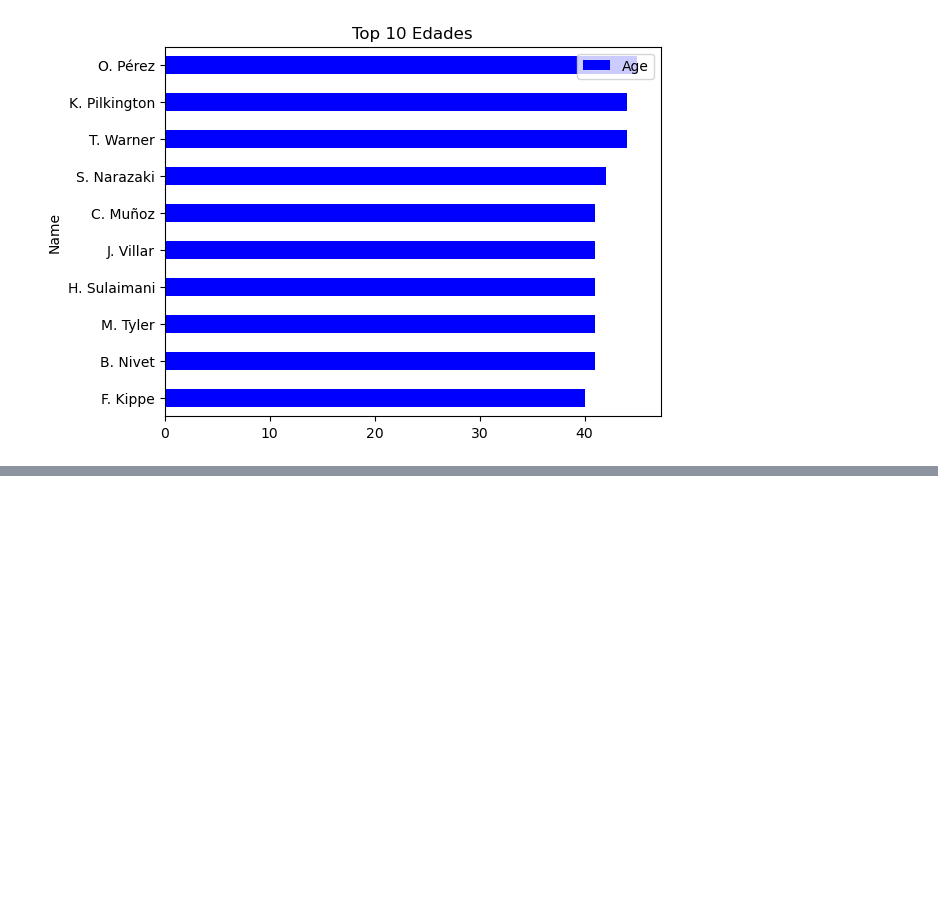
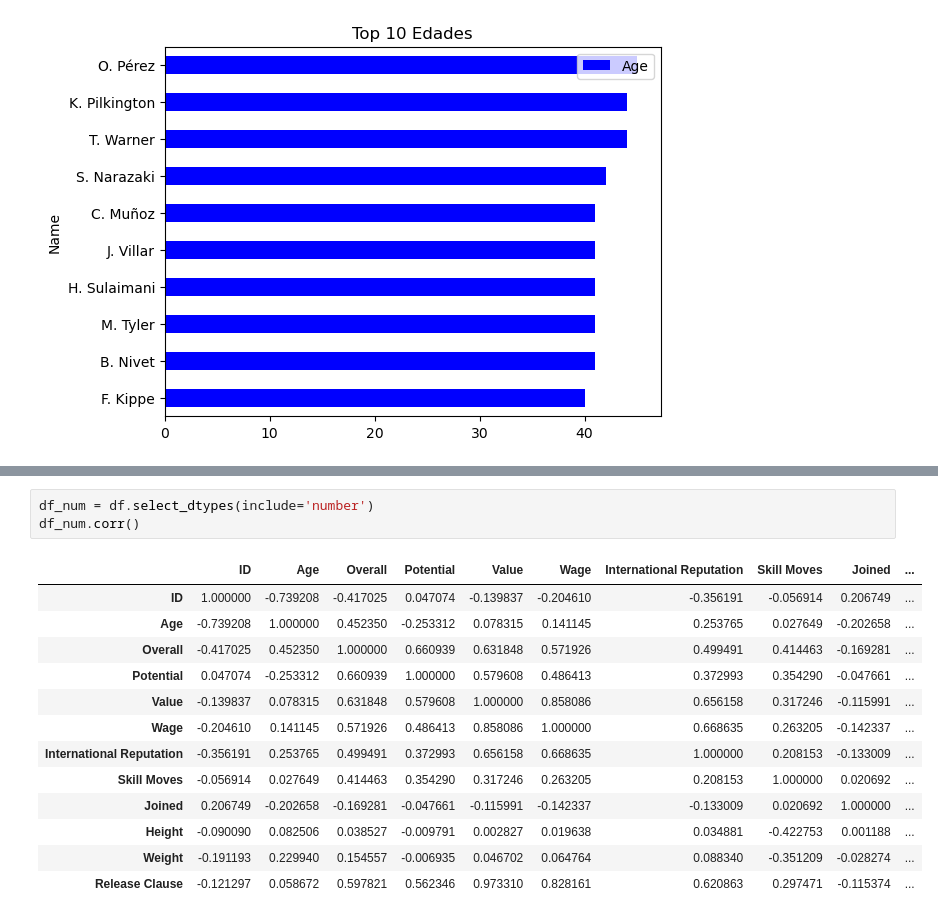
Before and after one commit to albhermo1979/EBACMX, a Jupyter notebook: EBAC/Python avanzado/Numpy/Numpy_1.ipynb, the cells around one changed output, grey strips where cells are left out. Drawn from its saved outputs; the diff is of its cells as text; blank space fills up the shorter version.

```diff
--- a/EBAC/Python avanzado/Numpy/Numpy_1.ipynb
+++ b/EBAC/Python avanzado/Numpy/Numpy_1.ipynb
@@ -224,0 +259,17 @@ ax = x.iloc[::-1].plot.barh( y='Age', x='Name', color='b', title='Top 10 Edades'
+# %%
+df_num = df.select_dtypes(include='number')
+df_num.corr()
+# %% [output]
+|  | ID | Age | Overall | Potential | Value | Wage | International Reputation | Skill Moves | Joined | ... |
+| ID | 1.000000 | -0.739208 | -0.417025 | 0.047074 | -0.139837 | -0.204610 | -0.356191 | -0.056914 | 0.206749 | ... |
+| Age | -0.739208 | 1.000000 | 0.452350 | -0.253312 | 0.078315 | 0.141145 | 0.253765 | 0.027649 | -0.202658 | ... |
+| Overall | -0.417025 | 0.452350 | 1.000000 | 0.660939 | 0.631848 | 0.571926 | 0.499491 | 0.414463 | -0.169281 | ... |
+| Potential | 0.047074 | -0.253312 | 0.660939 | 1.000000 | 0.579608 | 0.486413 | 0.372993 | 0.354290 | -0.047661 | ... |
+| Value | -0.139837 | 0.078315 | 0.631848 | 0.579608 | 1.000000 | 0.858086 | 0.656158 | 0.317246 | -0.115991 | ... |
+| Wage | -0.204610 | 0.141145 | 0.571926 | 0.486413 | 0.858086 | 1.000000 | 0.668635 | 0.263205 | -0.142337 | ... |
+| International Reputation | -0.356191 | 0.253765 | 0.499491 | 0.372993 | 0.656158 | 0.668635 | 1.000000 | 0.208153 | -0.133009 | ... |
+| Skill Moves | -0.056914 | 0.027649 | 0.414463 | 0.354290 | 0.317246 | 0.263205 | 0.208153 | 1.000000 | 0.020692 | ... |
+| Joined | 0.206749 | -0.202658 | -0.169281 | -0.047661 | -0.115991 | -0.142337 | -0.133009 | 0.020692 | 1.000000 | ... |
+| Height | -0.090090 | 0.082506 | 0.038527 | -0.009791 | 0.002827 | 0.019638 | 0.034881 | -0.422753 | 0.001188 | ... |
+| Weight | -0.191193 | 0.229940 | 0.154557 | -0.006935 | 0.046702 | 0.064764 | 0.088340 | -0.351209 | -0.028274 | ... |
+| Release Clause | -0.121297 | 0.058672 | 0.597821 | 0.562346 | 0.973310 | 0.828161 | 0.620863 | 0.297471 | -0.115374 | ... |
```
Also changed, not shown: parts of 5 cells of this notebook.
